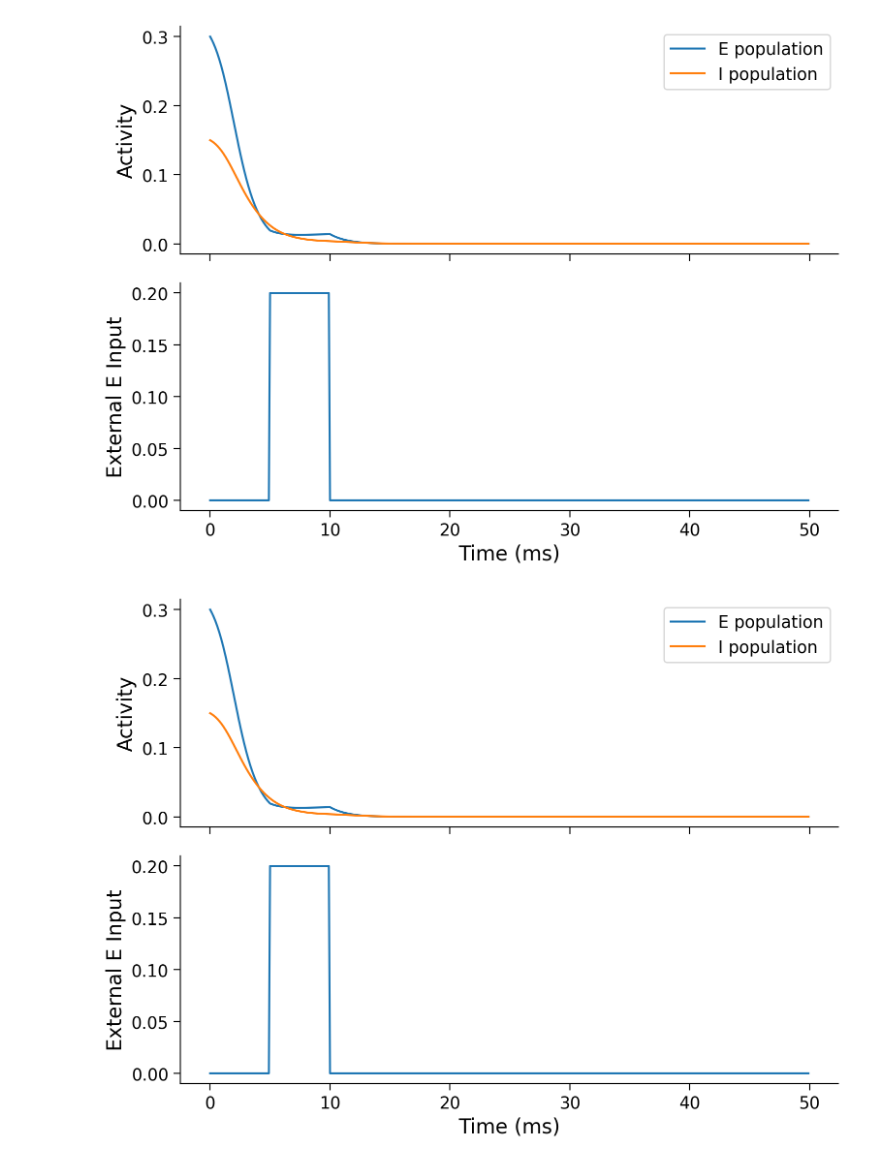
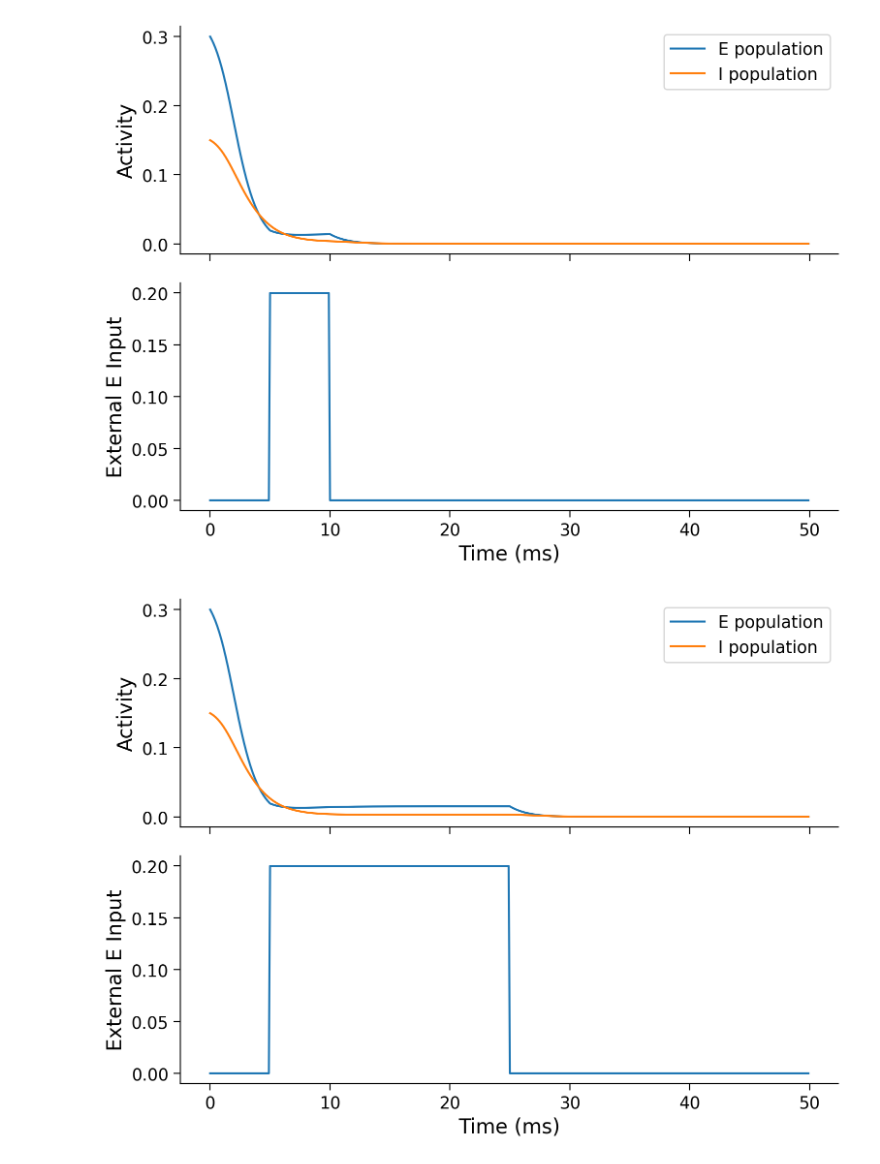
Before and after one commit to briskicedteaa/SP-Model-Repo, a Jupyter notebook: Prototype_v0_1.ipynb, the cells around one changed output. Drawn from its saved outputs; the diff is of its cells as text; code cells hidden in the pictures.

Commit message:
Changed pulse_end from 15 to 25

```diff
--- a/Prototype_v0_1.ipynb
+++ b/Prototype_v0_1.ipynb
@@ -543,32 +543,32 @@ def simulate_wc_pulse(tau_E, a_E, theta_E, tau_I, a_I, theta_I,
     rI[k + 1] = rI[k] + drI
 
   return rE, rI, I_ext_E_array
 
 
 pars = default_pars(
     rE_init=0.30,
     rI_init=0.15,
     I_ext_E=0.20,
     pulse_start=5
 )
 
 pars["pulse_start"] = 5
-pars["pulse_end"] = 10
+pars["pulse_end"] = 25
 
 rE, rI, pulse = simulate_wc_pulse(**pars)
 
 fig, axes = plt.subplots(2, 1, figsize=(8, 6), sharex = True)
 
 axes[0].plot(pars["range_t"], rE, label= "E population")
 axes[0].plot(pars["range_t"], rI, label= "I population")
 axes[0].set_ylabel("Activity")
 axes[0].legend()
 
 axes[1].plot(pars["range_t"], pulse)
 axes[1].set_xlabel("Time (ms)")
 axes[1].set_ylabel("External E Input")
 
 plt.tight_layout()
 plt.show()
 # %% [output]
-[figure, old version]
+[figure, new version]
```
